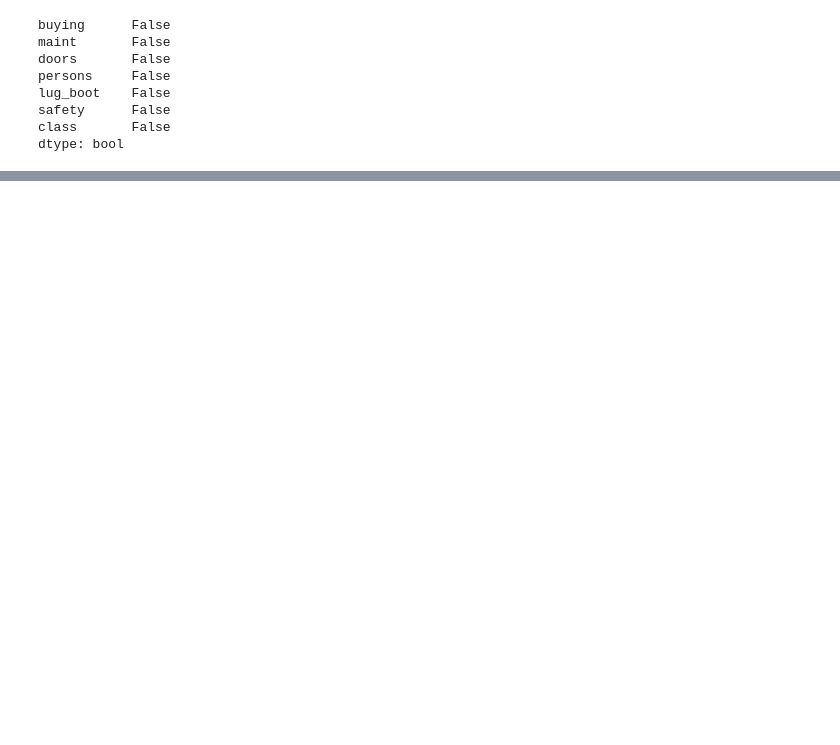
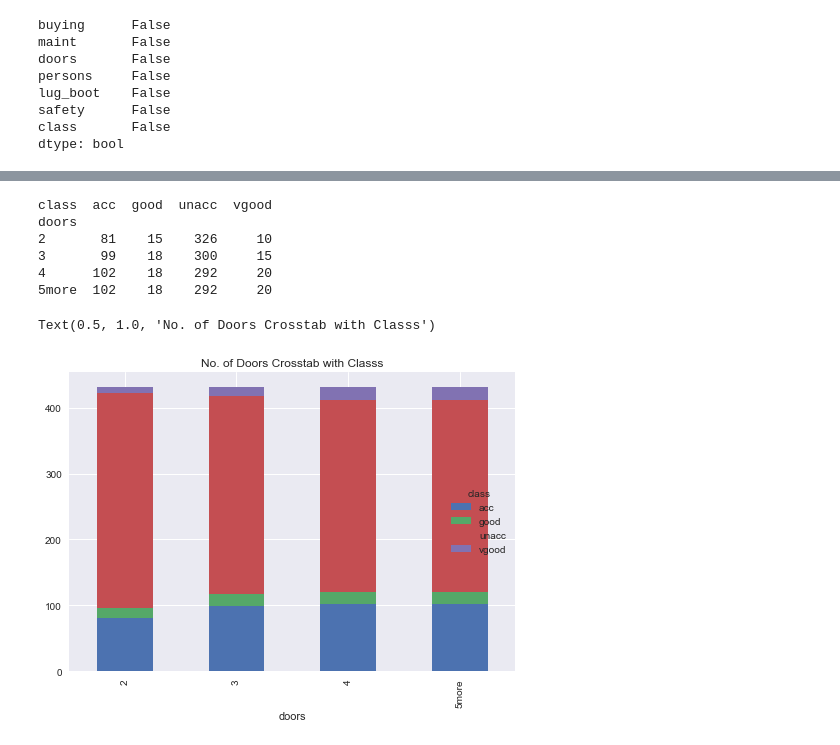
Before and after one commit to fonylew/machine-learning, a Jupyter notebook: supervised_learning/car_evaluation.ipynb, the cells around one changed output, grey strips where cells are left out. Drawn from its saved outputs; the diff is of its cells as text; code cells hidden in the pictures; blank space fills up the shorter version.

```diff
--- a/supervised_learning/car_evaluation.ipynb
+++ b/supervised_learning/car_evaluation.ipynb
@@ -169,0 +201,14 @@ dtype: bool
+# %%
+ct = pd.crosstab(data['doors'], data['class'])
+print(ct)
+ax = ct.plot.bar(stacked=True)
+ax.set_title('No. of Doors Crosstab with Classs')
+# %% [output]
+class  acc  good  unacc  vgood
+doors
+2       81    15    326     10
+3       99    18    300     15
+4      102    18    292     20
+5more  102    18    292     20
+Text(0.5, 1.0, 'No. of Doors Crosstab with Classs')
+[figure, added]
```
Also changed, not shown: parts of 20 cells of this notebook, 1 other file.
